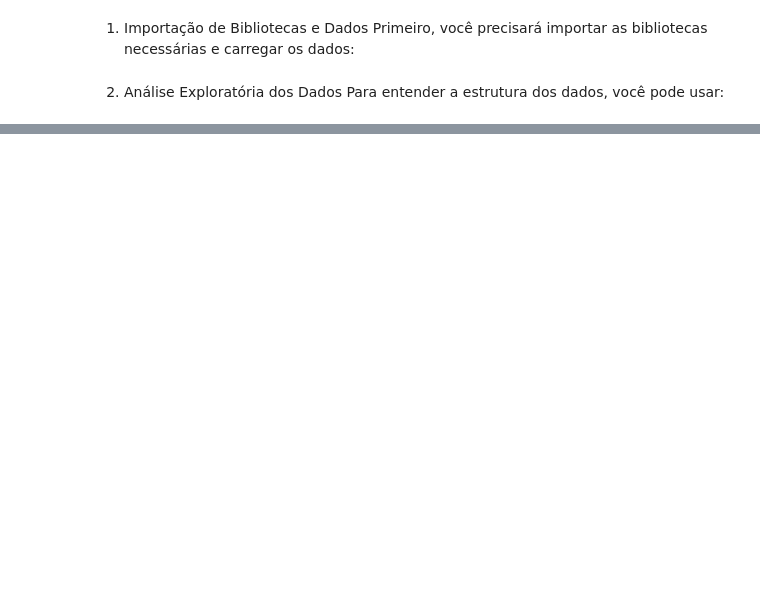
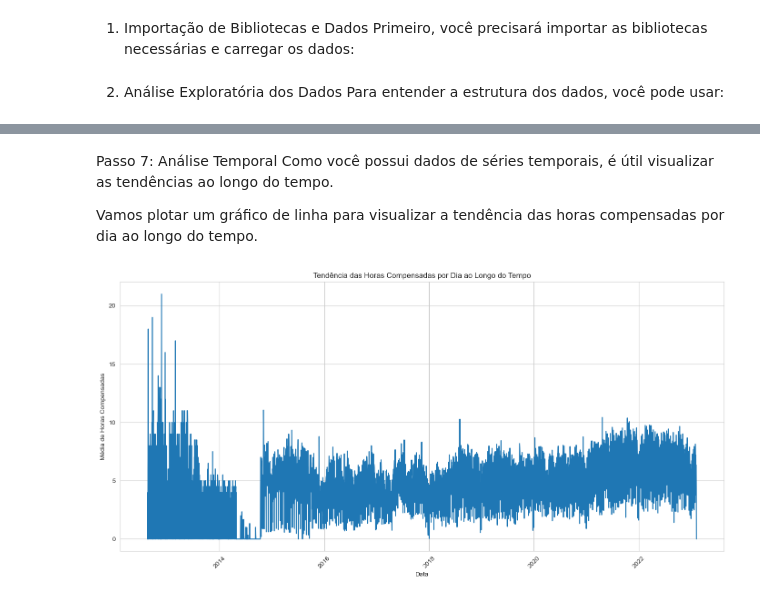
Before and after one commit to jorgelpbarretob/Master-Sirius, a Jupyter notebook: Módulo 3 - Design de Experimentos e Deep Learning/Desafio Volvo/Volto_Jorge.ipynb, the cells around one changed output, grey strips where cells are left out. Cells and saved outputs as stored; diff of their text form; code cells hidden in the pictures; blank space fills up the shorter version.

```diff
--- a/Módulo 3 - Design de Experimentos e Deep Learning/Desafio Volvo/Volto_Jorge.ipynb
+++ b/Módulo 3 - Design de Experimentos e Deep Learning/Desafio Volvo/Volto_Jorge.ipynb
@@ -45,0 +111,19 @@ memory usage: 3.6+ MB
+# %% [markdown]
+Passo 7: Análise Temporal
+Como você possui dados de séries temporais, é útil visualizar as tendências ao longo do tempo.
+
+Vamos plotar um gráfico de linha para visualizar a tendência das horas compensadas por dia ao longo do tempo.
+# %%
+# Agrupando os dados por data e calculando a média das horas compensadas
+time_series_data = series_temporais_df.groupby('Machine History Date Day')['Compensated Working Hours By Day'].mean().reset_index()
+
+plt.figure(figsize=(14, 7))
+sns.lineplot(data=time_series_data, x='Machine History Date Day', y='Compensated Working Hours By Day')
+plt.title('Tendência das Horas Compensadas por Dia ao Longo do Tempo')
+plt.ylabel('Média de Horas Compensadas')
+plt.xlabel('Data')
+plt.xticks(rotation=45)
+plt.tight_layout()
+plt.show()
+# %% [output]
+[figure, added]
```
Also changed, not shown: parts of 42 cells of this notebook.
